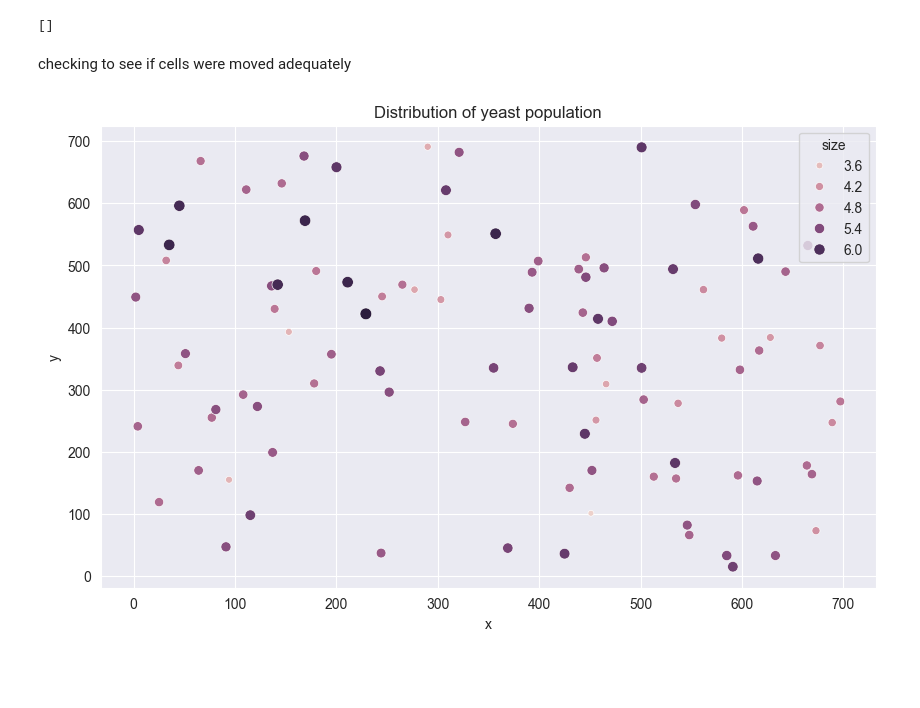
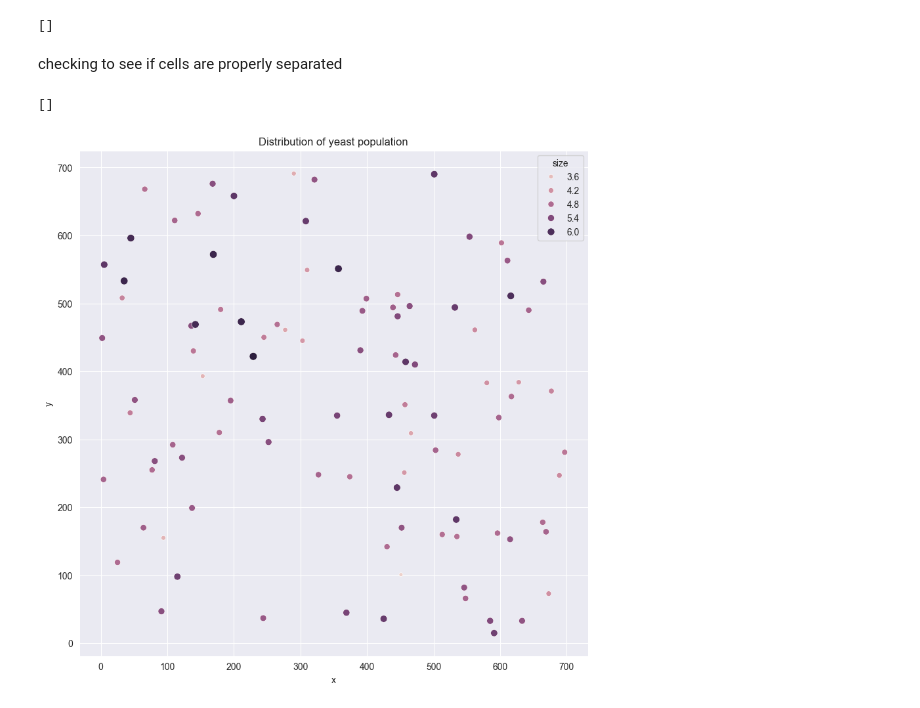
Before and after one commit to paulanaomi/yeast_population_balance, a Jupyter notebook: main.ipynb, the cells around one changed output. Cells and saved outputs as stored; diff of their text form; code cells hidden in the pictures; blank space fills up the shorter version.

Commit message:
Added print of output after checking if there are overlapping cells

```diff
--- a/main.ipynb
+++ b/main.ipynb
@@ -72,12 +75,17 @@ pop.find_overlapping_pairs()
 # %%
 df = pop.return_df()
 # %% [markdown]
-checking to see if cells were moved adequately
+checking to see if cells are properly separated
+# %%
+close_tuples = pop.find_overlapping_pairs()
+close_tuples
+# %% [output]
+[]
 # %%
-plt.figure(figsize=(10, 6))
+plt.figure(figsize=(10, 10))
 sns.scatterplot(df, x='x', y='y', size='size', hue='size')
 plt.title('Distribution of yeast population')
 plt.grid(True)
 plt.show()
 # %% [output]
-[figure, old version]
+[figure, new version]
```
Also changed, not shown: parts of 3 cells of this notebook, 1 other file.
